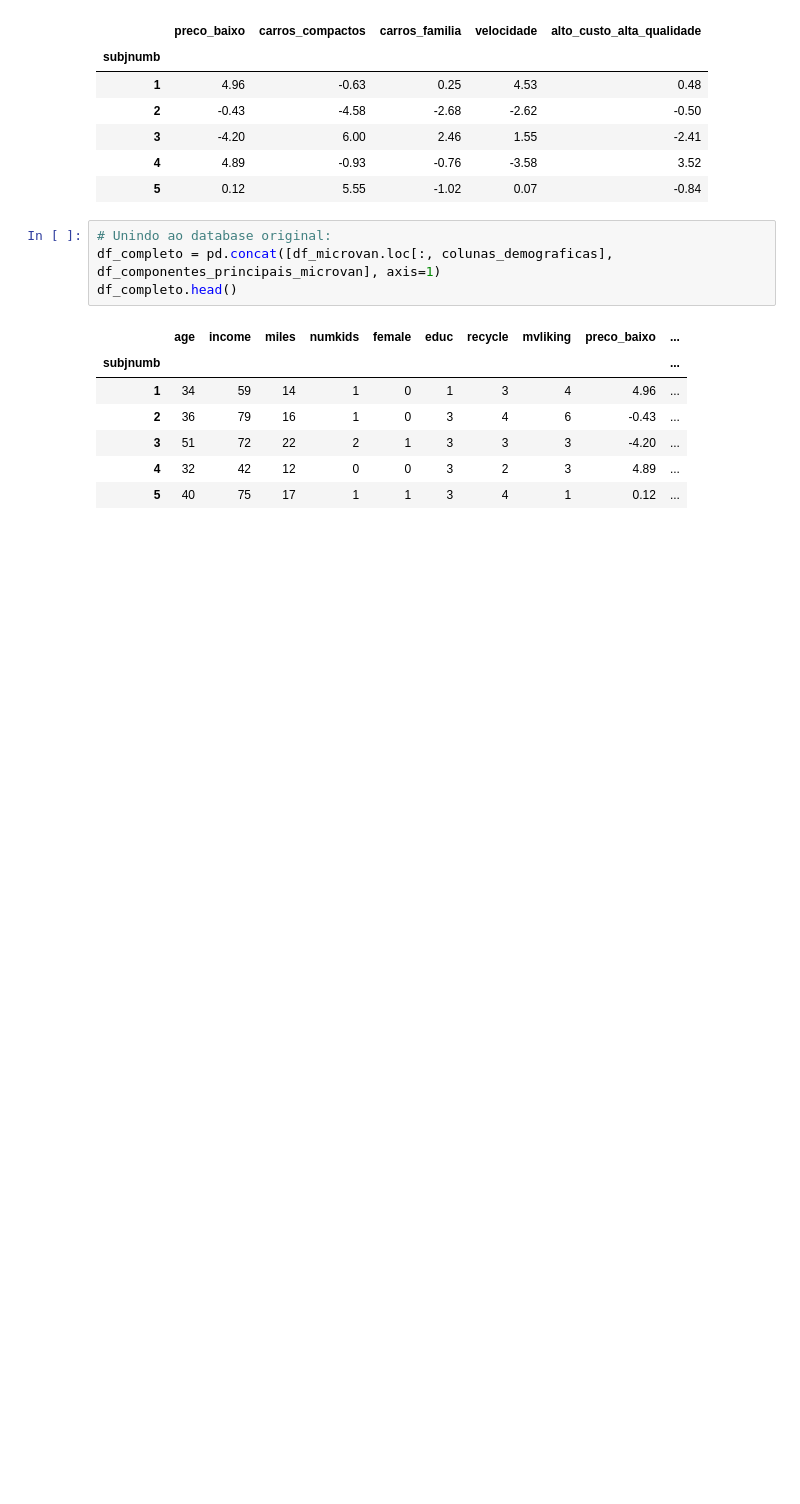
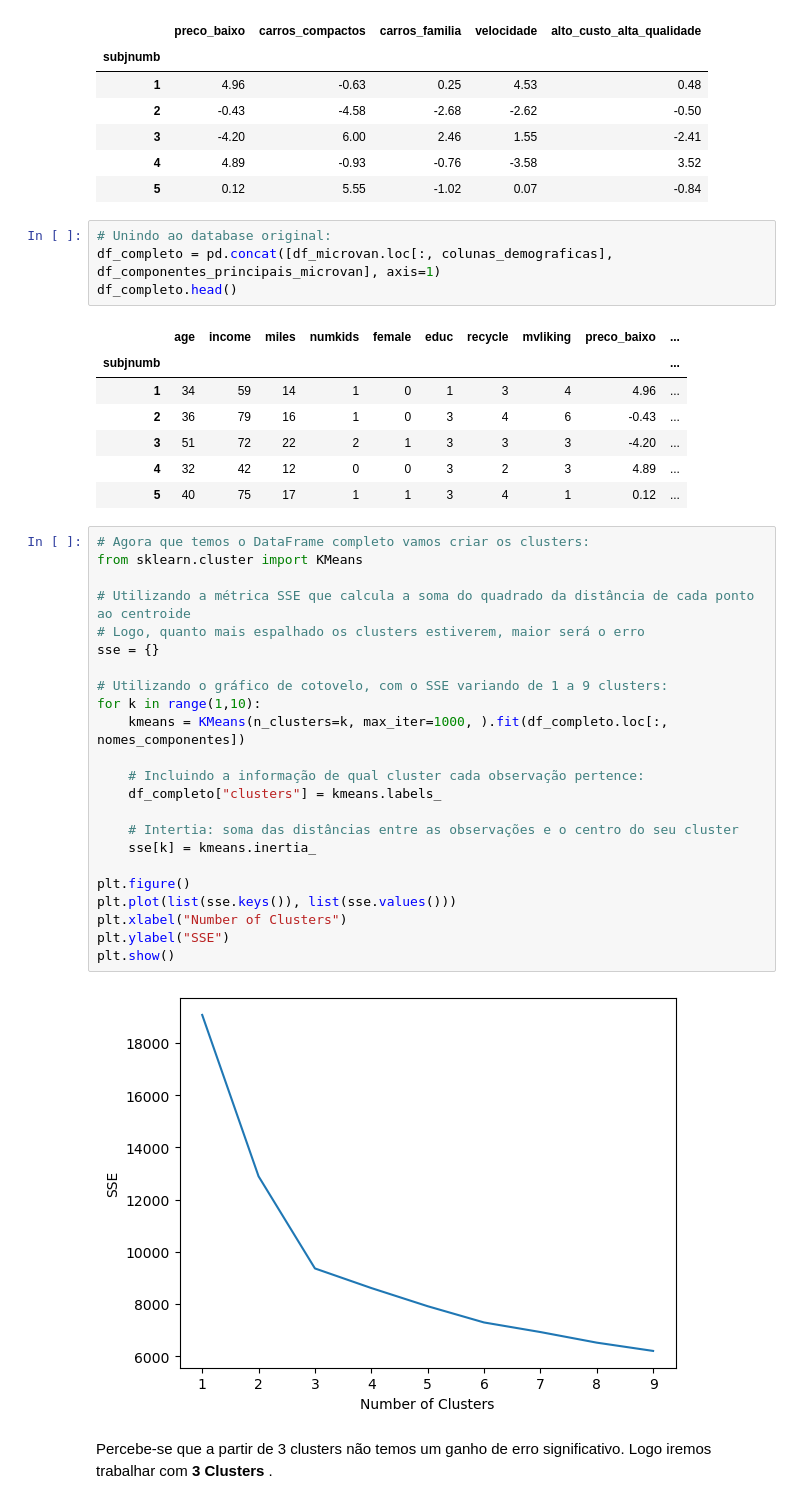
Before and after one commit to rhyanfrazao/projeto-clusterizacao-marketing, a Jupyter notebook: projeto-clusterizacao-kmeans.ipynb, the cells around one changed output. Drawn from its saved outputs; the diff is of its cells as text; blank space fills up the shorter version.

Commit message:
determinando o melhor numero de clusters e analise descritiva dos clusters escolhidos

```diff
--- a/projeto-clusterizacao-kmeans.ipynb
+++ b/projeto-clusterizacao-kmeans.ipynb
@@ -286,3 +286,30 @@ df_completo.head()
 | 3 | 51 | 72 | 22 | 2 | 1 | 3 | 3 | 3 | -4.20 | ... |
 | 4 | 32 | 42 | 12 | 0 | 0 | 3 | 2 | 3 | 4.89 | ... |
 | 5 | 40 | 75 | 17 | 1 | 1 | 3 | 4 | 1 | 0.12 | ... |
+# %%
+# Agora que temos o DataFrame completo vamos criar os clusters:
+from sklearn.cluster import KMeans
+
+# Utilizando a métrica SSE que calcula a soma do quadrado da distância de cada ponto ao centroide
+# Logo, quanto mais espalhado os clusters estiverem, maior será o erro
+sse = {}
+
+# Utilizando o gráfico de cotovelo, com o SSE variando de 1 a 9 clusters:
+for k in range(1,10):
+    kmeans = KMeans(n_clusters=k, max_iter=1000, ).fit(df_completo.loc[:, nomes_componentes])
+
+    # Incluindo a informação de qual cluster cada observação pertence:
+    df_completo["clusters"] = kmeans.labels_
+
+    # Intertia: soma das distâncias entre as observações e o centro do seu cluster
+    sse[k] = kmeans.inertia_
+
+plt.figure()
+plt.plot(list(sse.keys()), list(sse.values()))
+plt.xlabel("Number of Clusters")
+plt.ylabel("SSE")
+plt.show()
+# %% [output]
+[figure, added]
+# %% [markdown]
+Percebe-se que a partir de 3 clusters não temos um ganho de erro significativo. Logo iremos trabalhar com <b> 3 Clusters </b>.
```
Also changed, not shown: parts of 13 cells of this notebook.
